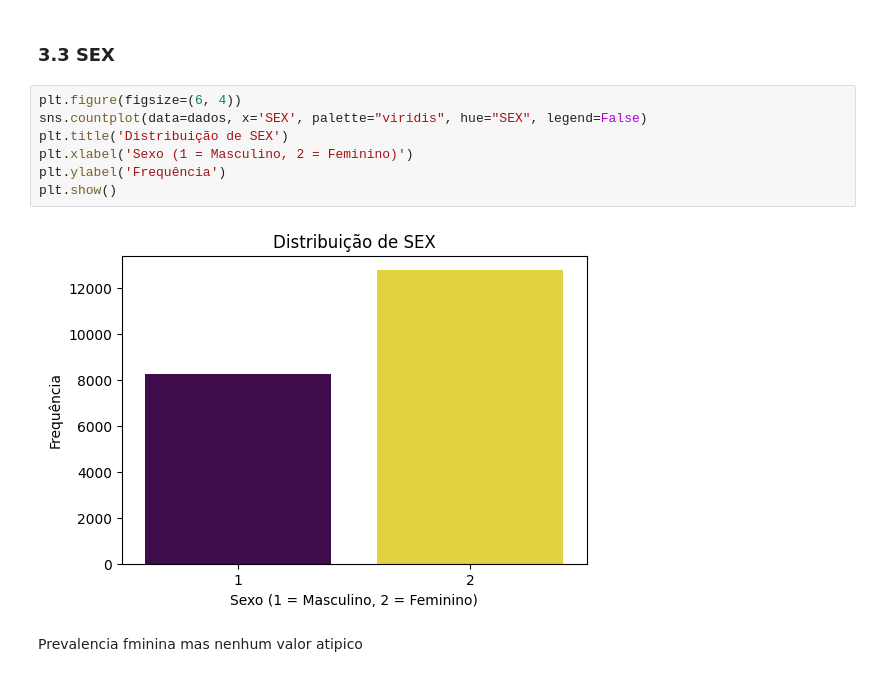
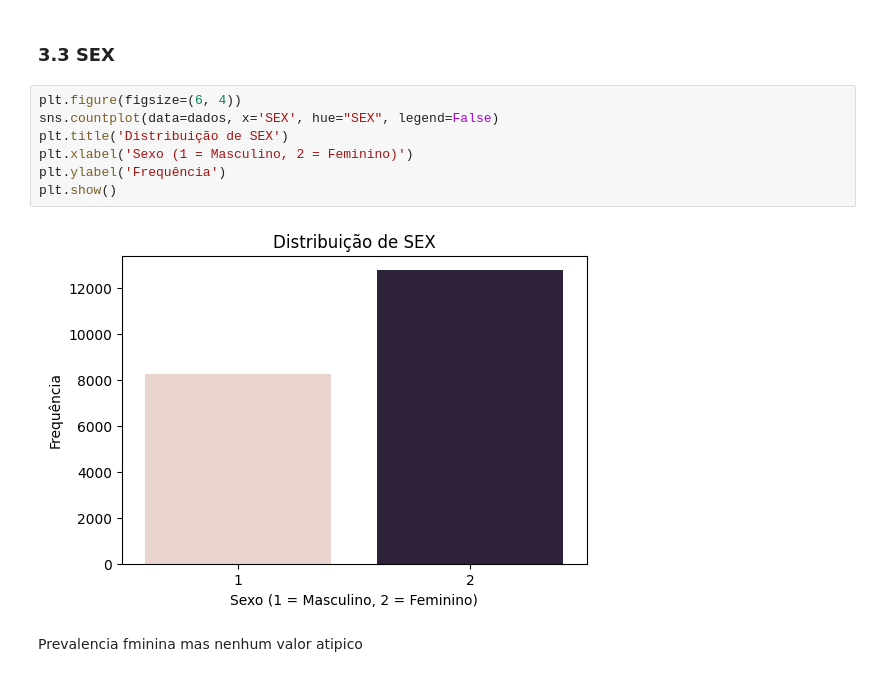
Before and after one commit to HammadN98/inadimplencia_em_cartoes_de_credito, a Jupyter notebook: inadimplecia_credito.ipynb, the cells around one changed output. Saved outputs shown, nothing was run; the diff lists cells and outputs as text.

```diff
--- a/inadimplecia_credito.ipynb
+++ b/inadimplecia_credito.ipynb
@@ -252,13 +257,13 @@ Como a variavel nao possui valores extremos e/ou isolados, pode se afirmar que n
 ### 3.3 SEX
 # %%
 plt.figure(figsize=(6, 4))
-sns.countplot(data=dados, x='SEX', palette="viridis", hue="SEX", legend=False)
+sns.countplot(data=dados, x='SEX', hue="SEX", legend=False)
 plt.title('Distribuição de SEX')
 plt.xlabel('Sexo (1 = Masculino, 2 = Feminino)')
 plt.ylabel('Frequência')
 plt.show()
 # %% [output]
-[figure, old version]
+[figure, new version]
 # %% [markdown]
 Prevalencia fminina mas nenhum valor atipico
 # %% [markdown]
```
Also changed, not shown: parts of 20 cells of this notebook.
